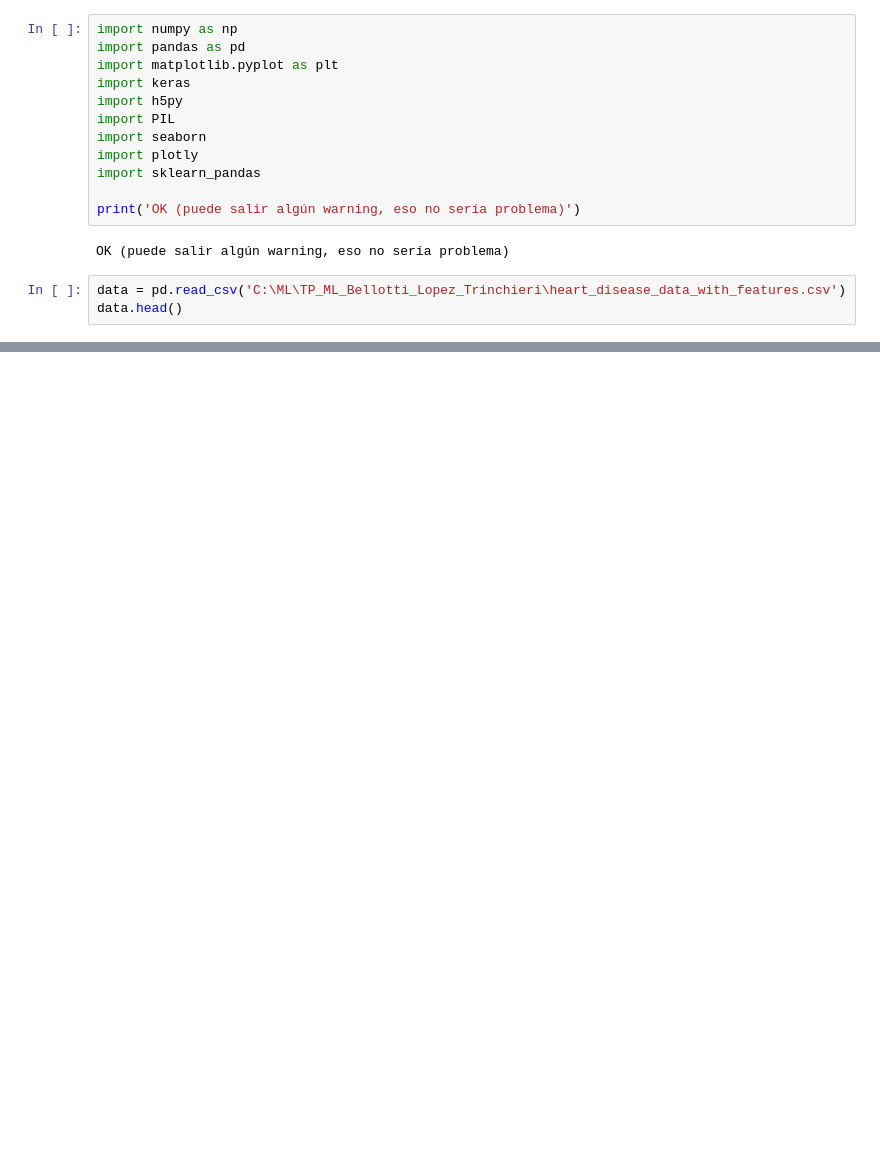
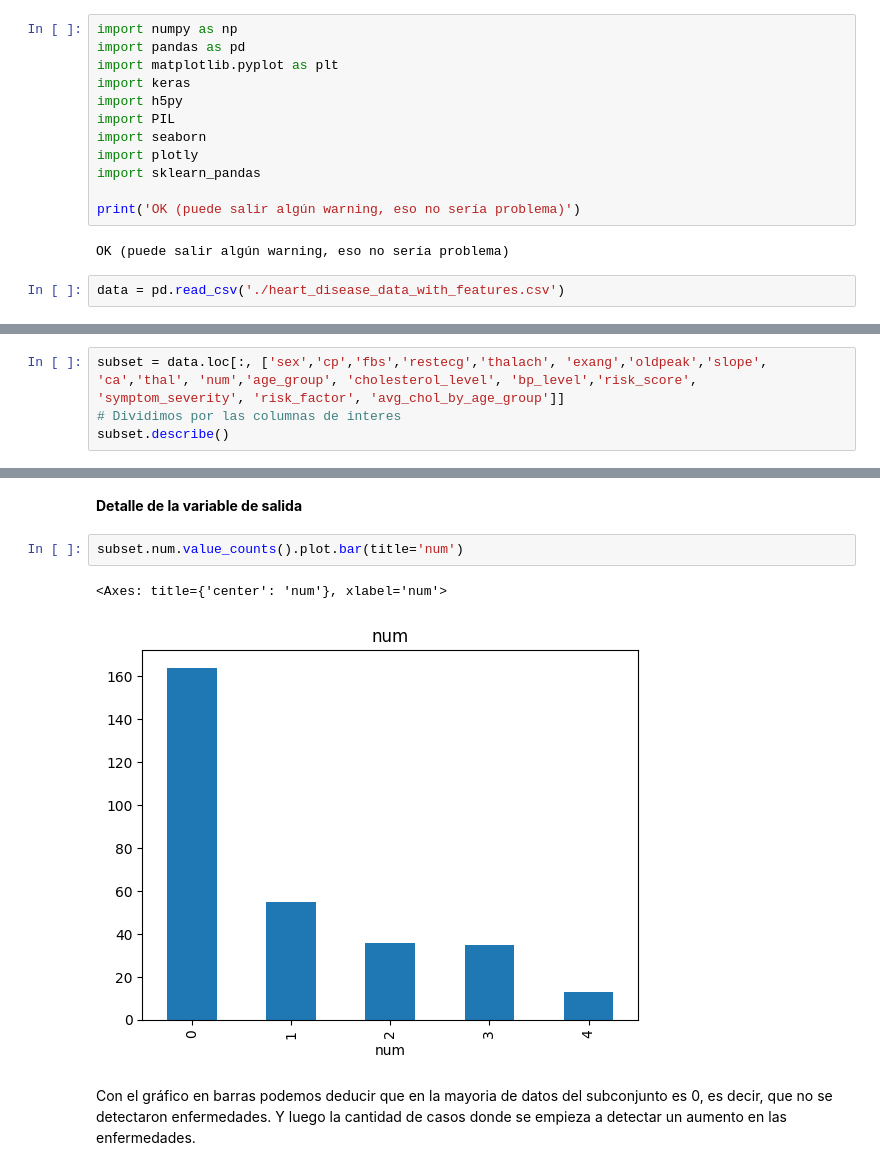
Before and after one commit to IgnacioLopez04/TP_ML_Bellotti_Lopez_Trinchieri, a Jupyter notebook: TP1.ipynb, the cells around one changed output, grey strips where cells are left out. Drawn from its saved outputs; the diff is of its cells as text; blank space fills up the shorter version.

```diff
--- a/TP1.ipynb
+++ b/TP1.ipynb
@@ -13,5 +13,4 @@ print('OK (puede salir algún warning, eso no sería problema)')
 # %% [output]
 OK (puede salir algún warning, eso no sería problema)
 # %%
-data = pd.read_csv('C:\ML\TP_ML_Bellotti_Lopez_Trinchieri\heart_disease_data_with_features.csv')
-data.head()
+data = pd.read_csv('./heart_disease_data_with_features.csv')
@@ -19,0 +37,4 @@ FileNotFoundError: [Errno 2] No such file or directory: './heart_disease_data_wi
+# %%
+subset = data.loc[:, ['sex','cp','fbs','restecg','thalach', 'exang','oldpeak','slope', 'ca','thal', 'num','age_group', 'cholesterol_level', 'bp_level','risk_score', 'symptom_severity', 'risk_factor', 'avg_chol_by_age_group']]
+# Dividimos por las columnas de interes
+subset.describe()
@@ -19,0 +125,9 @@ FileNotFoundError: [Errno 2] No such file or directory: './heart_disease_data_wi
+# %% [markdown]
+**Detalle de la variable de salida**
+# %%
+subset.num.value_counts().plot.bar(title='num')
+# %% [output]
+<Axes: title={'center': 'num'}, xlabel='num'>
+[figure, added]
+# %% [markdown]
+Con el gráfico en barras podemos deducir que en la mayoria de datos del subconjunto es 0, es decir, que no se detectaron enfermedades. Y luego la cantidad de casos donde se empieza a detectar un aumento en las enfermedades.
```
Also changed, not shown: parts of 8 cells of this notebook.
